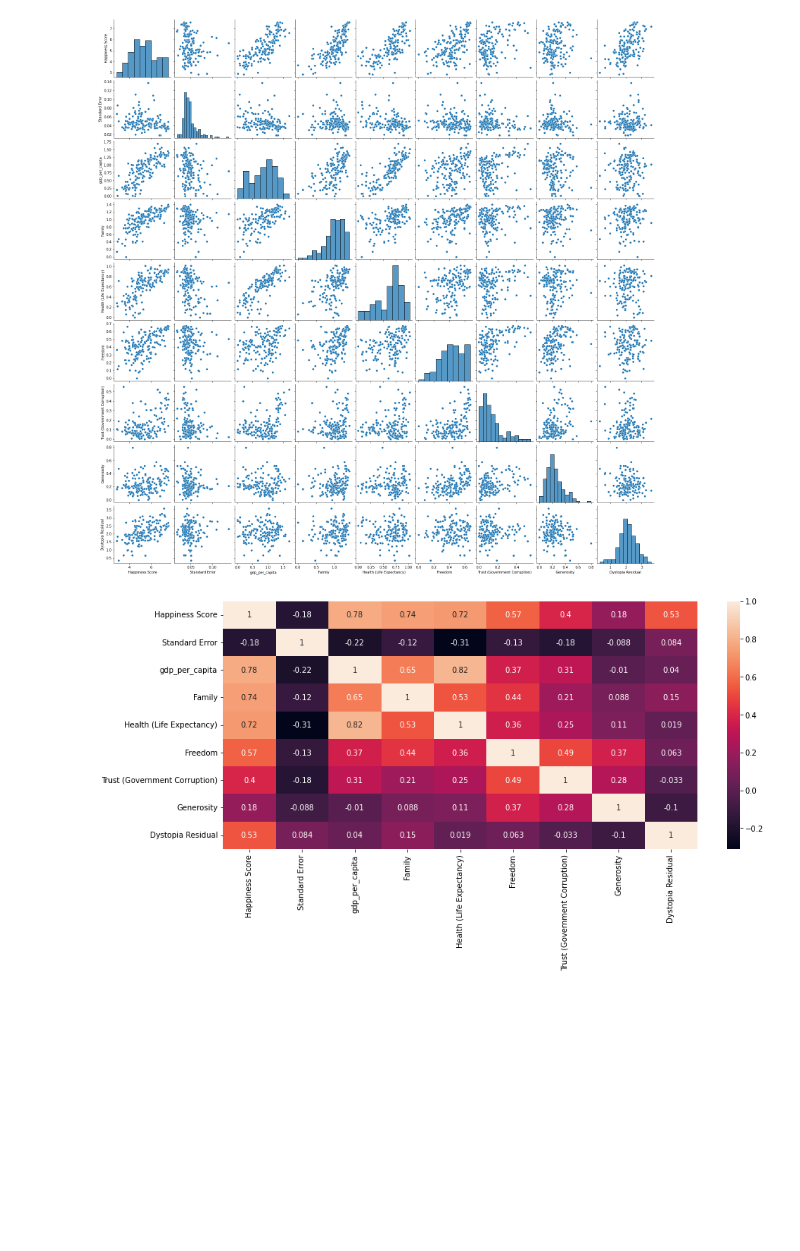
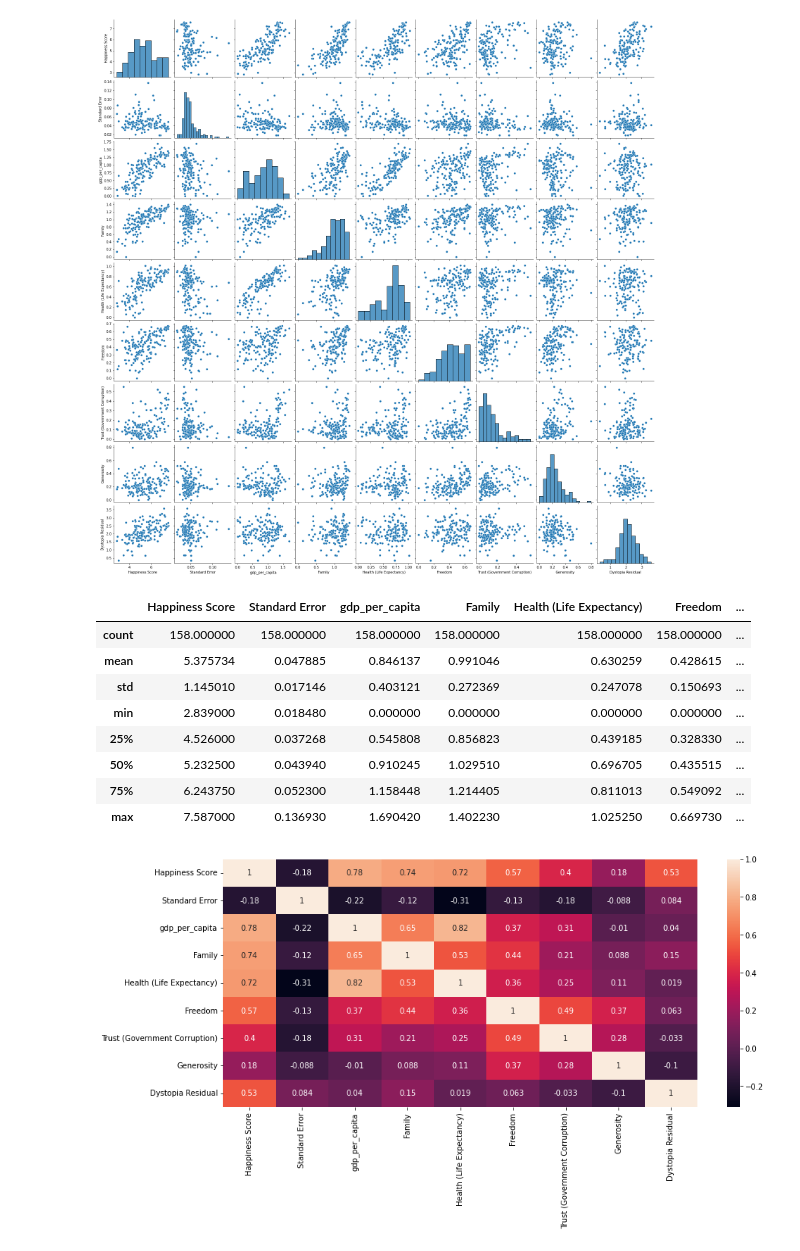
Before and after one commit to maaniaxs/Machine-Leaning-, a Jupyter notebook: PRACTICE_PROJECT/PROJECT1 HAPPINESS_REPORT.ipynb, the cells around one changed output. Drawn from its saved outputs; the diff is of its cells as text; code cells hidden in the pictures; blank space fills up the shorter version.

```diff
--- a/PRACTICE_PROJECT/PROJECT1 HAPPINESS_REPORT.ipynb
+++ b/PRACTICE_PROJECT/PROJECT1 HAPPINESS_REPORT.ipynb
@@ -68,6 +92,20 @@ sns.pairplot(df1)
 # %%
 # we seen in pairplot distribution some feature is going higher than happiness also going higher , positive linear distributed
 #eg. ['gdp per capita','freedom','healthlife expentancy'] these columns are going higher than happiness score going higher
+# %%
+# statistical description
+
+df1.describe()
+# %% [output]
+|  | Happiness Score | Standard Error | gdp_per_capita | Family | Health (Life Expectancy) | Freedom | ... |
+| count | 158.000000 | 158.000000 | 158.000000 | 158.000000 | 158.000000 | 158.000000 | ... |
+| mean | 5.375734 | 0.047885 | 0.846137 | 0.991046 | 0.630259 | 0.428615 | ... |
+| std | 1.145010 | 0.017146 | 0.403121 | 0.272369 | 0.247078 | 0.150693 | ... |
+| min | 2.839000 | 0.018480 | 0.000000 | 0.000000 | 0.000000 | 0.000000 | ... |
+| 25% | 4.526000 | 0.037268 | 0.545808 | 0.856823 | 0.439185 | 0.328330 | ... |
+| 50% | 5.232500 | 0.043940 | 0.910245 | 1.029510 | 0.696705 | 0.435515 | ... |
+| 75% | 6.243750 | 0.052300 | 1.158448 | 1.214405 | 0.811013 | 0.549092 | ... |
+| max | 7.587000 | 0.136930 | 1.690420 | 1.402230 | 1.025250 | 0.669730 | ... |
 # %%
 # plotting heatmap to checking correlation
 
```
Also changed, not shown: parts of 1 cell of this notebook.
